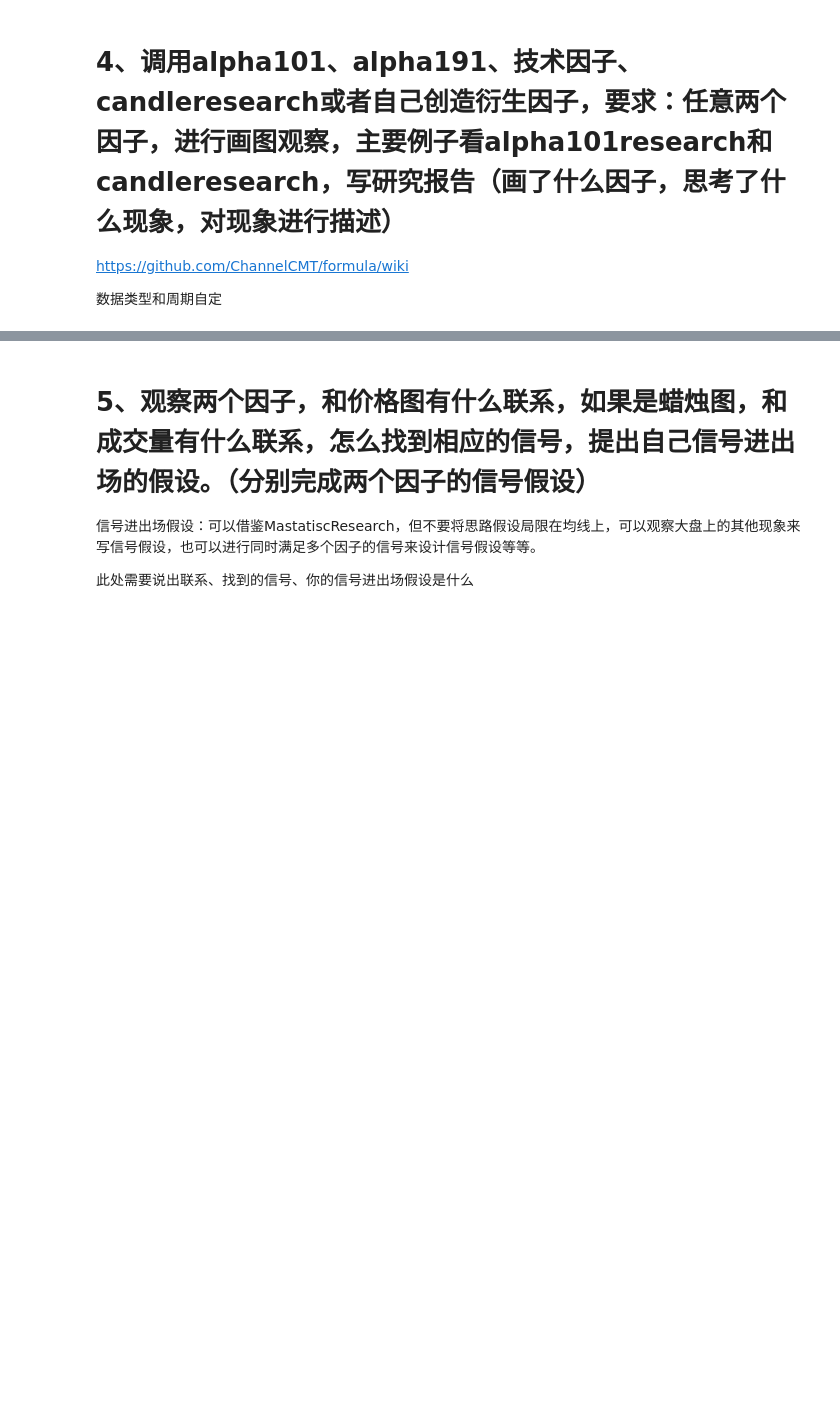
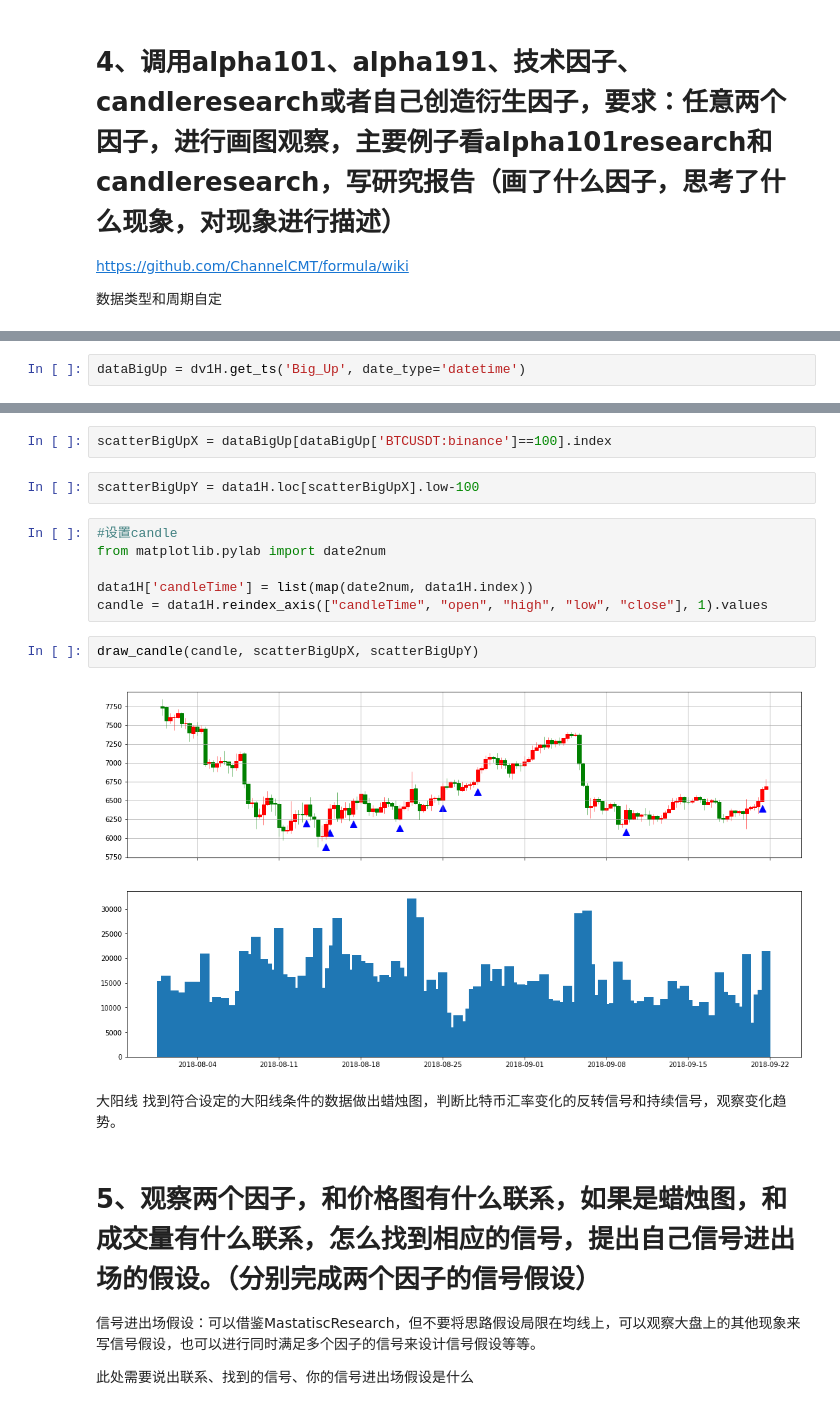
Before and after one commit to Cecillia123/-, a Jupyter notebook: 数据获取与因子绩效试题.ipynb, the cells around one changed output, grey strips where cells are left out. Cells and saved outputs as stored; diff of their text form; blank space fills up the shorter version.

```diff
--- a/数据获取与因子绩效试题.ipynb
+++ b/数据获取与因子绩效试题.ipynb
@@ -280,0 +389,2 @@ https://github.com/ChannelCMT/formula/wiki
+# %%
+dataBigUp = dv1H.get_ts('Big_Up', date_type='datetime')
@@ -281,3 +400,19 @@ https://github.com/ChannelCMT/formula/wiki
+# %%
+scatterBigUpX = dataBigUp[dataBigUp['BTCUSDT:binance']==100].index
+# %%
+scatterBigUpY = data1H.loc[scatterBigUpX].low-100
+# %%
+#设置candle
+from matplotlib.pylab import date2num
+
+data1H['candleTime'] = list(map(date2num, data1H.index))
+candle = data1H.reindex_axis(["candleTime", "open", "high", "low", "close"], 1).values
+# %%
+draw_candle(candle, scatterBigUpX, scatterBigUpY)
+# %% [output]
+[figure, added]
+# %% [markdown]
+大阳线 找到符合设定的大阳线条件的数据做出蜡烛图，判断比特币汇率变化的反转信号和持续信号，观察变化趋势。
 # %% [markdown]
 # 5、观察两个因子，和价格图有什么联系，如果是蜡烛图，和成交量有什么联系，怎么找到相应的信号，提出自己信号进出场的假设。（分别完成两个因子的信号假设）
 
```
Also changed, not shown: parts of 13 cells of this notebook.
